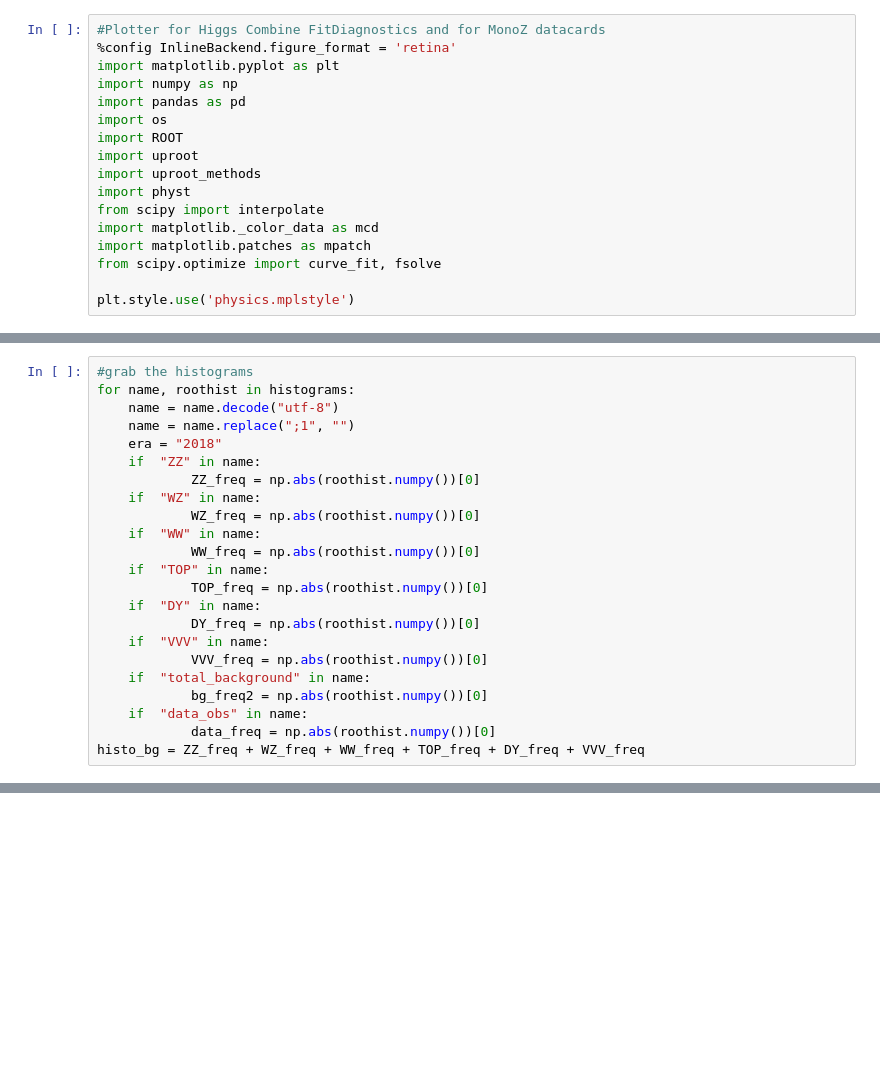
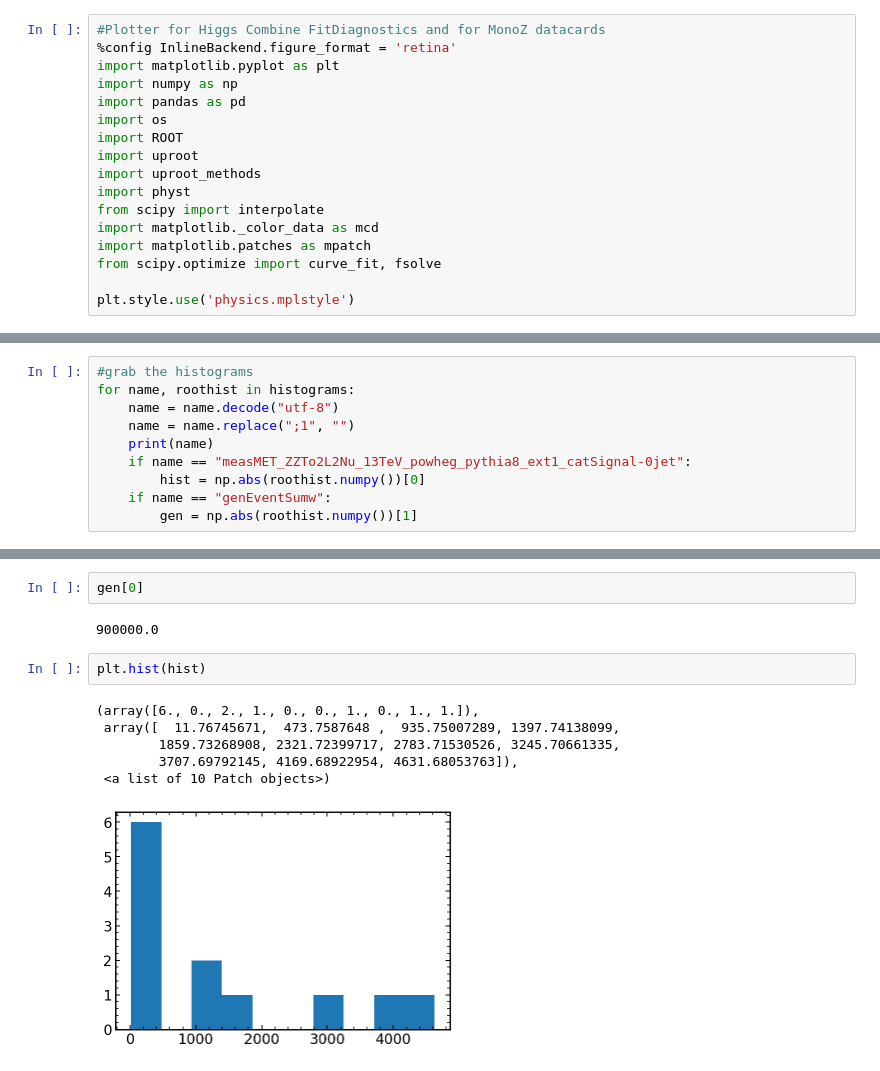
Before and after one commit to yhaddad/MonoZFinalFit, a Jupyter notebook: Guillelmo_Ratio.ipynb, the cells around one changed output, grey strips where cells are left out. Drawn from its saved outputs; the diff is of its cells as text; blank space fills up the shorter version.

```diff
--- a/Guillelmo_Ratio.ipynb
+++ b/Guillelmo_Ratio.ipynb
@@ -21,25 +21,2 @@ fn = '/eos/user/c/cfreer/Moriond_2020/CMSSW_10_2_13/src/MonoZFinalFit/ZH_Mix/car
 f = uproot.open(fn)
 histograms = f.allitems( filterclass=lambda cls: issubclass(cls, uproot_methods.classes.TH1.Methods))
-# %%
-#grab the histograms
-for name, roothist in histograms:
-    name = name.decode("utf-8")
-    name = name.replace(";1", "")
-    era = "2018"
-    if  "ZZ" in name:
-            ZZ_freq = np.abs(roothist.numpy())[0]
-    if  "WZ" in name:
-            WZ_freq = np.abs(roothist.numpy())[0]
-    if  "WW" in name:
-            WW_freq = np.abs(roothist.numpy())[0]
-    if  "TOP" in name:
-            TOP_freq = np.abs(roothist.numpy())[0]
-    if  "DY" in name:
-            DY_freq = np.abs(roothist.numpy())[0]
-    if  "VVV" in name:
-            VVV_freq = np.abs(roothist.numpy())[0]
-    if  "total_background" in name:
-            bg_freq2 = np.abs(roothist.numpy())[0]
-    if  "data_obs" in name:
-            data_freq = np.abs(roothist.numpy())[0]
-histo_bg = ZZ_freq + WZ_freq + WW_freq + TOP_freq + DY_freq + VVV_freq
@@ -52,0 +23,10 @@ print (data_freq)
+# %%
+#grab the histograms
+for name, roothist in histograms:
+    name = name.decode("utf-8")
+    name = name.replace(";1", "")
+    print(name)
+    if name == "measMET_ZZTo2L2Nu_13TeV_powheg_pythia8_ext1_catSignal-0jet":
+        hist = np.abs(roothist.numpy())[0]
+    if name == "genEventSumw":
+        gen = np.abs(roothist.numpy())[1]
@@ -53,2 +54,15 @@ print (data_freq)
+# %%
+gen[0]
+# %% [output]
+900000.0
+# %%
+plt.hist(hist)
+# %% [output]
+(array([6., 0., 2., 1., 0., 0., 1., 0., 1., 1.]),
+ array([  11.76745671,  473.7587648 ,  935.75007289, 1397.74138099,
+        1859.73268908, 2321.72399717, 2783.71530526, 3245.70661335,
+        3707.69792145, 4169.68922954, 4631.68053763]),
+ <a list of 10 Patch objects>)
+[figure, added]
 # %%
 #Open the file and grab the histograms
```
Also changed, not shown: parts of 19 cells of this notebook, 56 other files.
